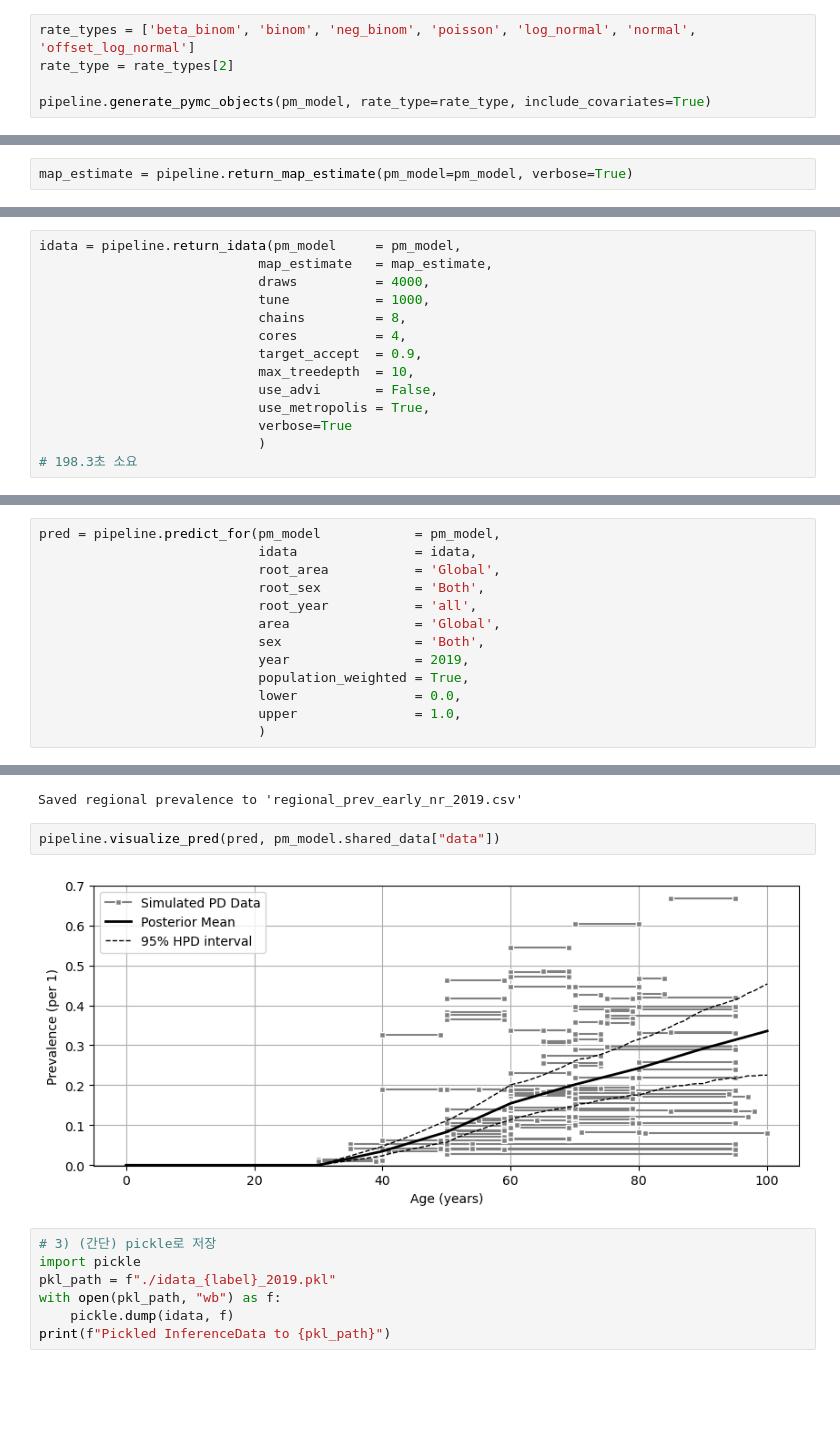
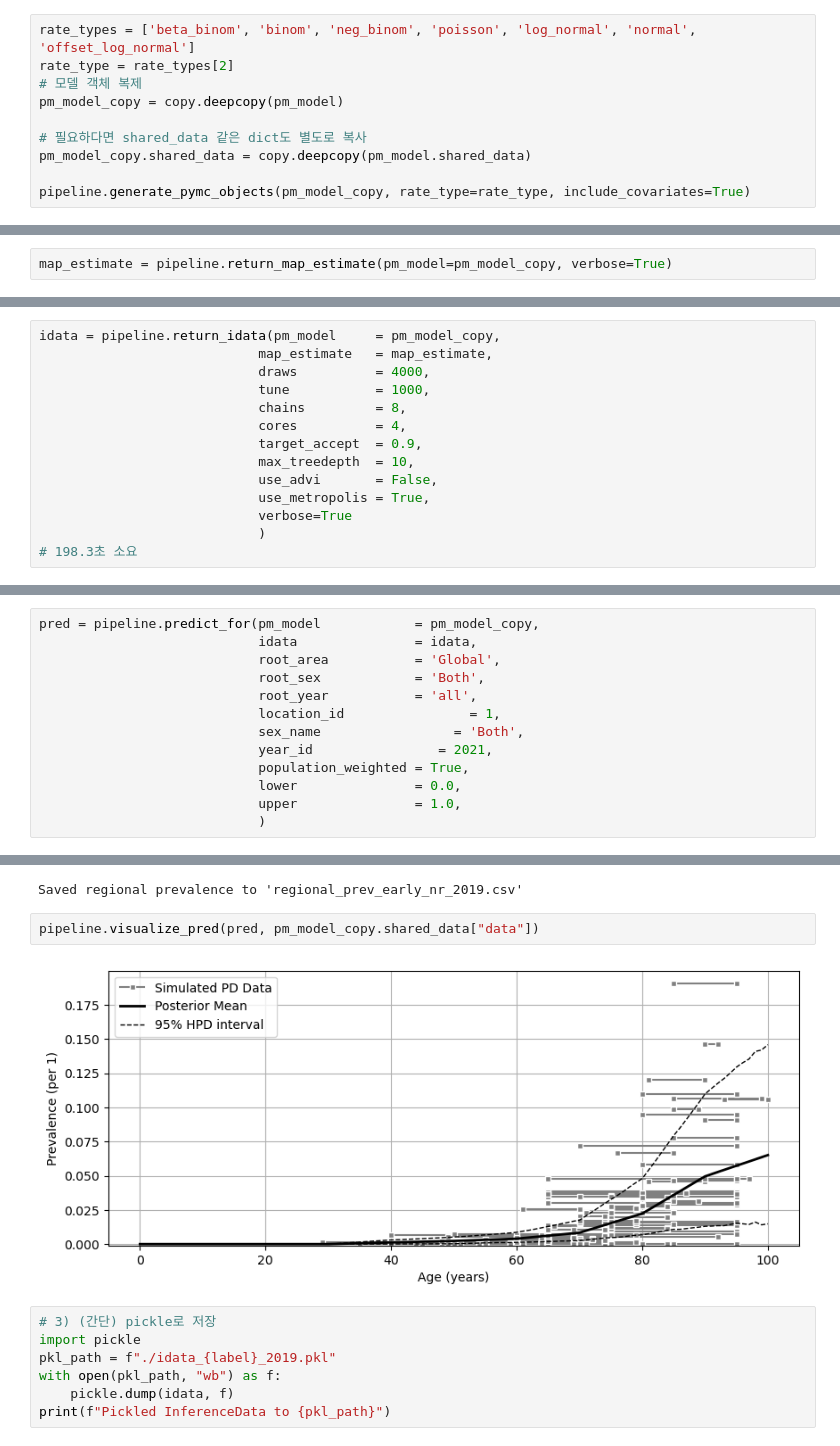
Before and after one commit to EonSJeon/dismod_mr_migrated, a Jupyter notebook: reforged_mr/demo_0811.ipynb, the cells around one changed output, grey strips where cells are left out. Drawn from its saved outputs; the diff is of its cells as text; blank space fills up the shorter version.

Commit message:
fix
1. predict_for 최대한 location_id로 찾게금 하기
2. input_data에 data_type='p' 추가
3. ipynb에서 로직 안 꼬이게 copy해서 함

```diff
--- a/reforged_mr/demo_0811.ipynb
+++ b/reforged_mr/demo_0811.ipynb
@@ -78,6 +77,11 @@ number of edges: 232
 # %%
 rate_types = ['beta_binom', 'binom', 'neg_binom', 'poisson', 'log_normal', 'normal', 'offset_log_normal']
 rate_type = rate_types[2]
+# 모델 객체 복제
+pm_model_copy = copy.deepcopy(pm_model)
 
-pipeline.generate_pymc_objects(pm_model, rate_type=rate_type, include_covariates=True)
+# 필요하다면 shared_data 같은 dict도 별도로 복사
+pm_model_copy.shared_data = copy.deepcopy(pm_model.shared_data)
+
+pipeline.generate_pymc_objects(pm_model_copy, rate_type=rate_type, include_covariates=True)
 # %% [output]
@@ -85,4 +90,4 @@ KeyError: 'data_type'
 # %%
-map_estimate = pipeline.return_map_estimate(pm_model=pm_model, verbose=True)
+map_estimate = pipeline.return_map_estimate(pm_model=pm_model_copy, verbose=True)
 # %% [output]
 INFO:pipeline:  ▶ pm.find_MAP() 수행 중...
@@ -90,5 +95,5 @@ INFO:pipeline:  ▶ pm.find_MAP() 수행 중...
 # %%
-idata = pipeline.return_idata(pm_model     = pm_model,
+idata = pipeline.return_idata(pm_model     = pm_model_copy,
                             map_estimate   = map_estimate,
                             draws          = 4000,
                             tune           = 1000,
@@ -203,12 +207,12 @@ Coordinates:
 # %%
-pred = pipeline.predict_for(pm_model            = pm_model,
+pred = pipeline.predict_for(pm_model            = pm_model_copy,
                             idata               = idata,
                             root_area           = 'Global',
                             root_sex            = 'Both',
                             root_year           = 'all',
-                            area                = 'Global',
-                            sex                 = 'Both',
-                            year                = 2019,
+                            location_id                = 1,
+                            sex_name                 = 'Both',
+                            year_id                = 2021,
                             population_weighted = True,
                             lower               = 0.0,
                             upper               = 1.0,
@@ -255,9 +277,9 @@ results = pipeline.world_map(
 # %% [output]
 Saved regional prevalence to 'regional_prev_early_nr_2019.csv'
 # %%
-pipeline.visualize_pred(pred, pm_model.shared_data["data"])
+pipeline.visualize_pred(pred, pm_model_copy.shared_data["data"])
 # %% [output]
-[figure, old version]
+[figure, new version]
 # %%
 # 3) (간단) pickle로 저장
 import pickle
```
Also changed, not shown: parts of 11 cells of this notebook, 44 other files.
